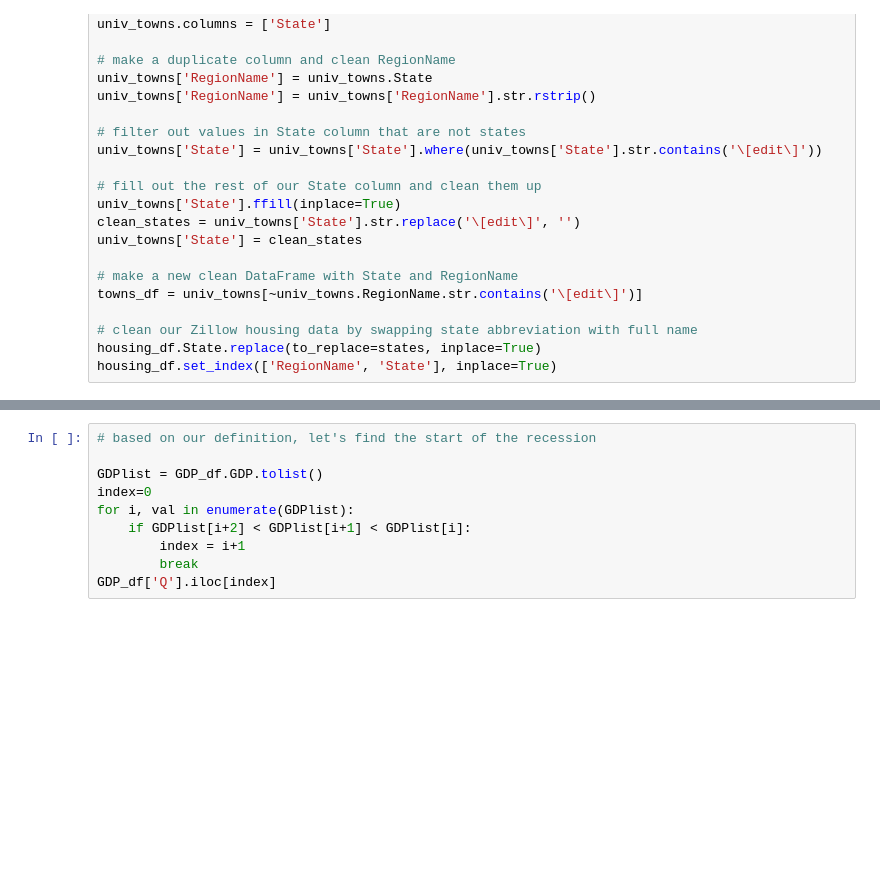
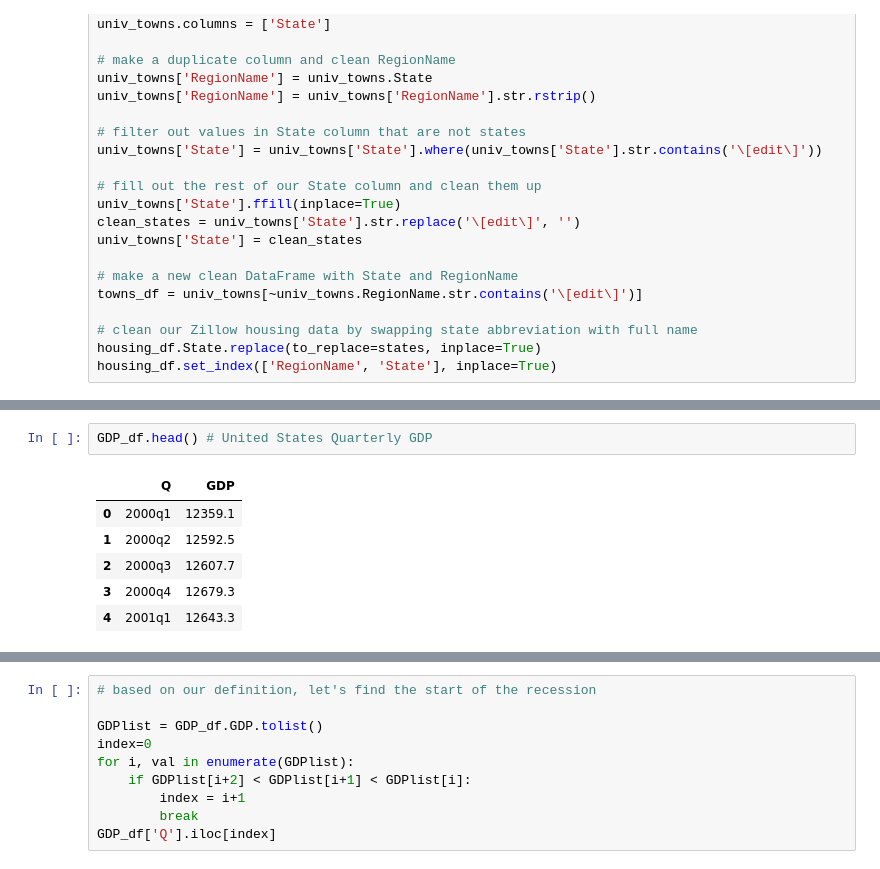
Before and after one commit to stephperk/data-analysis, a Jupyter notebook: recession_university_zillow.ipynb, the cells around one changed output, grey strips where cells are left out. Drawn from its saved outputs; the diff is of its cells as text; blank space fills up the shorter version.

```diff
--- a/recession_university_zillow.ipynb
+++ b/recession_university_zillow.ipynb
@@ -59,0 +71,9 @@ housing_df.set_index(['RegionName', 'State'], inplace=True)
+# %%
+GDP_df.head() # United States Quarterly GDP
+# %% [output]
+|  | Q | GDP |
+| 0 | 2000q1 | 12359.1 |
+| 1 | 2000q2 | 12592.5 |
+| 2 | 2000q3 | 12607.7 |
+| 3 | 2000q4 | 12679.3 |
+| 4 | 2001q1 | 12643.3 |
```
Also changed, not shown: parts of 10 cells of this notebook.
